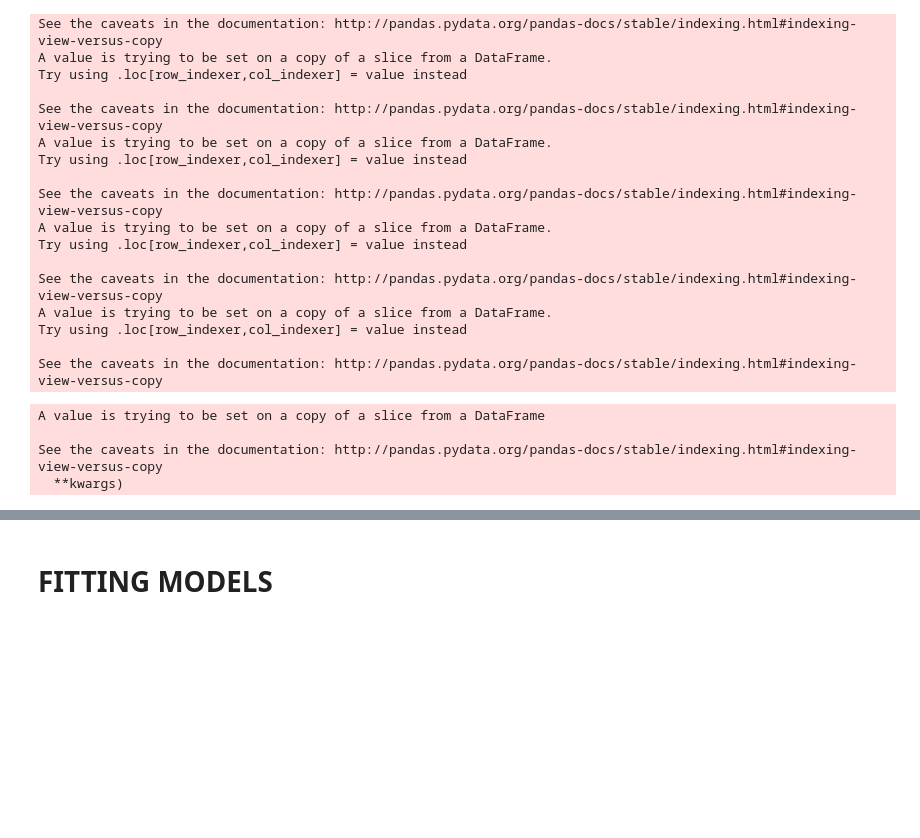
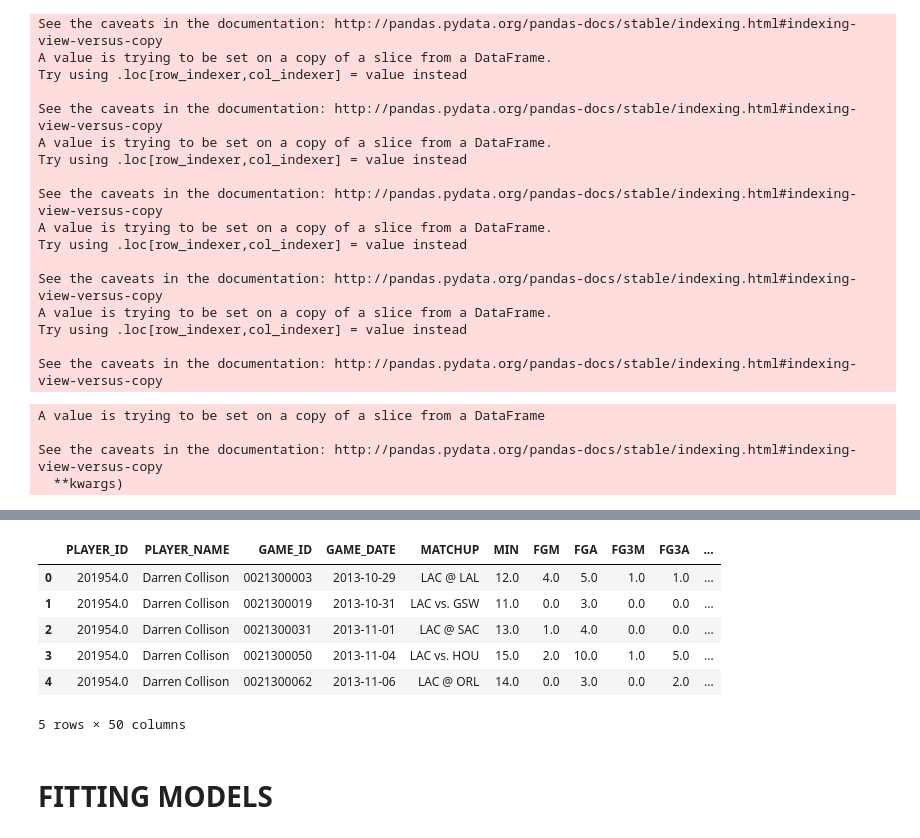
Before and after one commit to AnatolyPavlov/Predicting_NBA_Injuries, a Jupyter notebook: Building Model.ipynb, the cells around one changed output, grey strips where cells are left out. Saved outputs shown, nothing was run; the diff lists cells and outputs as text; code cells hidden in the pictures; blank space fills up the shorter version.

```diff
--- a/Building Model.ipynb
+++ b/Building Model.ipynb
@@ -403,3 +420,15 @@ merged.ix[merged['MIN'] <= 1.0, merged.columns - exclude_cols] = np.nan
 # %%
 # counting the number of games played in the aggregation window
 merged['GAMES_PLAYED'] = merged['MIN'].notnull() * 1
+# %%
+merged.reset_index(inplace=True, drop=True)
+# %%
+merged.head()
+# %% [output]
+|  | PLAYER_ID | PLAYER_NAME | GAME_ID | GAME_DATE | MATCHUP | MIN | FGM | FGA | FG3M | FG3A | ... |
+| 0 | 201954.0 | Darren Collison | 0021300003 | 2013-10-29 | LAC @ LAL | 12.0 | 4.0 | 5.0 | 1.0 | 1.0 | ... |
+| 1 | 201954.0 | Darren Collison | 0021300019 | 2013-10-31 | LAC vs. GSW | 11.0 | 0.0 | 3.0 | 0.0 | 0.0 | ... |
+| 2 | 201954.0 | Darren Collison | 0021300031 | 2013-11-01 | LAC @ SAC | 13.0 | 1.0 | 4.0 | 0.0 | 0.0 | ... |
+| 3 | 201954.0 | Darren Collison | 0021300050 | 2013-11-04 | LAC vs. HOU | 15.0 | 2.0 | 10.0 | 1.0 | 5.0 | ... |
+| 4 | 201954.0 | Darren Collison | 0021300062 | 2013-11-06 | LAC @ ORL | 14.0 | 0.0 | 3.0 | 0.0 | 2.0 | ... |
+5 rows × 50 columns
```
Also changed, not shown: parts of 20 cells of this notebook, 10 other files.
